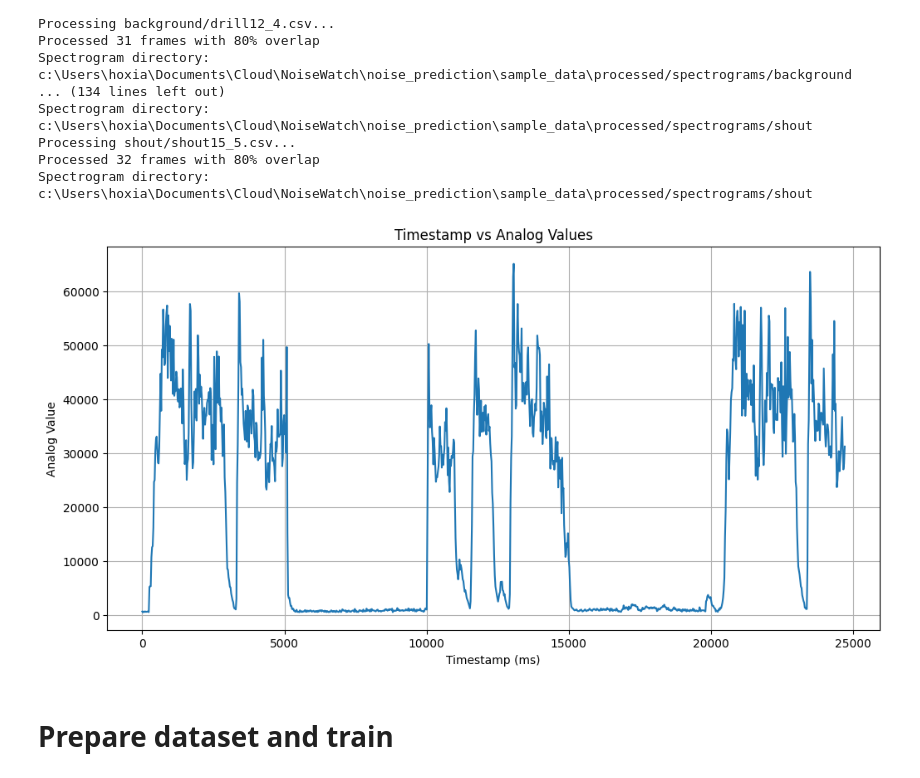
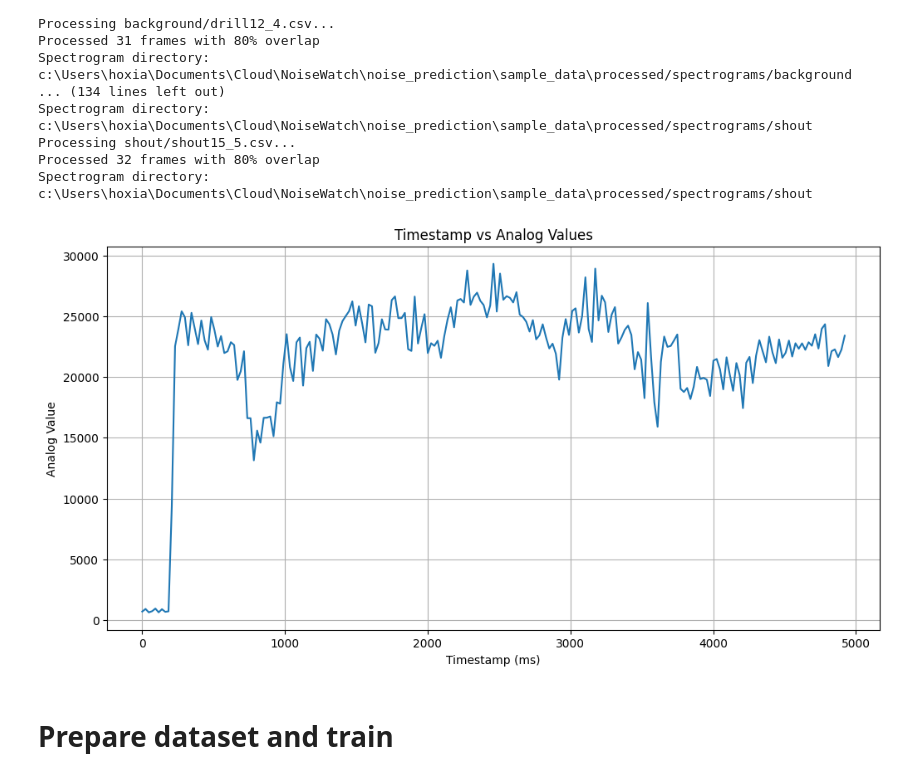
Before and after one commit to hoxiaoyang/NoiseWatch, a Jupyter notebook: noise_prediction/train.ipynb, the cells around one changed output. Cells and saved outputs as stored; diff of their text form; code cells hidden in the pictures.

```diff
--- a/noise_prediction/train.ipynb
+++ b/noise_prediction/train.ipynb
@@ -124,18 +124,18 @@ Processed 32 frames with 80% overlap
 Spectrogram directory: c:\Users\hoxia\Documents\Cloud\NoiseWatch\noise_prediction\sample_data\processed/spectrograms/shout
 # %%
 # An example of one set of analog values of raw data
-sample_structured_file = cwd + '\\' + 'sample_data' + '\\' + 'structured' + '\\' + 'shout11_structured.csv'
+sample_structured_file = cwd + '\\' + 'sample_data' + '\\' + 'labelled' + '\\' + 'drill' + '\\' + 'drill11_1.csv'
 
 # plot timestamp vs analog values
 df = pd.read_csv(sample_structured_file)
 plt.figure(figsize=(12, 6))
 plt.plot(df['timestamp'], df['analog_value'])
 plt.title('Timestamp vs Analog Values')
 plt.xlabel('Timestamp (ms)')
 plt.ylabel('Analog Value')
 plt.grid()
 # %% [output]
-[figure, old version]
+[figure, new version]
 # %% [markdown]
 # Prepare dataset and train
 # %%
```
